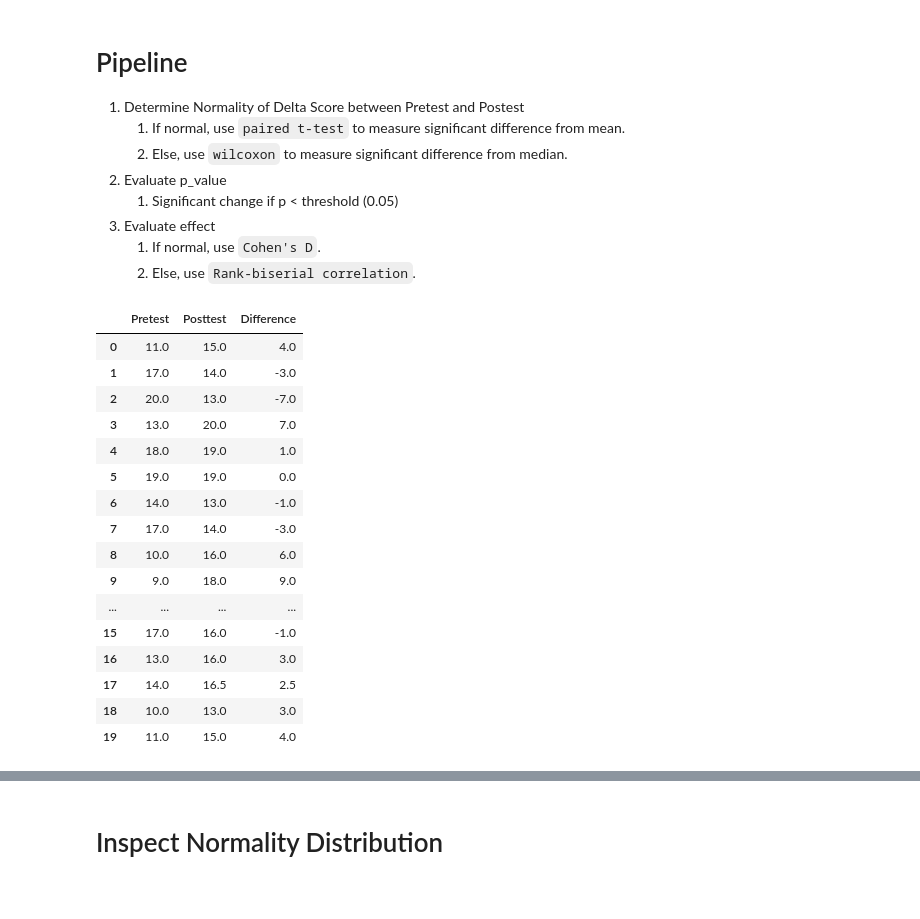
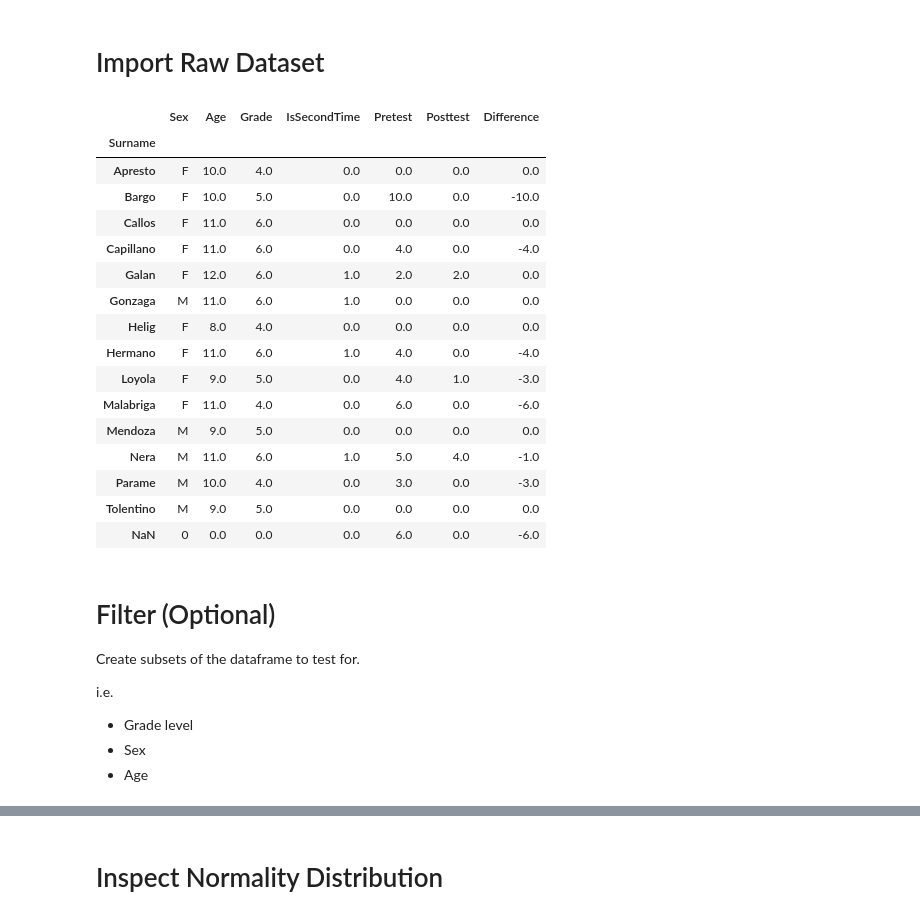
Before and after one commit to CharlesO55/CAPIET-Framework, a Jupyter notebook: Data Analysis.ipynb, the cells around one changed output, grey strips where cells are left out. Cells and saved outputs as stored; diff of their text form; code cells hidden in the pictures.

```diff
--- a/Data Analysis.ipynb
+++ b/Data Analysis.ipynb
@@ -3,40 +3,40 @@ import pandas as pd
 import numpy as np
 import matplotlib.pyplot as plt
 from scipy.stats import shapiro, ttest_rel, wilcoxon, probplot
-# %% [markdown]
-# Pipeline
-
-1. Determine Normality of Delta Score between Pretest and Postest
-    1. If normal, use `paired t-test` to measure significant difference from mean.
-    2. Else, use `wilcoxon` to measure significant difference from median.
-2. Evaluate p_value
-    1. Significant change if p < threshold (0.05)
-3. Evaluate effect
-    1. If normal, use `Cohen's D`.
-    2. Else, use `Rank-biserial correlation`.
+# %% [markdown]
+# Import Raw Dataset
 # %%
 # Use your own csv data file.
 # If with missing scores, run the Impute notebook and use the new csv
 
-df_Scores = pd.read_csv('Datasets/Imputed.csv', index_col=0)
+df_Scores = pd.read_csv('Datasets/ArcaneSample.csv', index_col=0)
+df_Scores = df_Scores.fillna(0)
 
 df_Scores['Difference'] = df_Scores['Posttest'] - df_Scores['Pretest']
 df_Scores
 # %% [output]
-|  | Pretest | Posttest | Difference |
-| 0 | 11.0 | 15.0 | 4.0 |
-| 1 | 17.0 | 14.0 | -3.0 |
-| 2 | 20.0 | 13.0 | -7.0 |
-| 3 | 13.0 | 20.0 | 7.0 |
-| 4 | 18.0 | 19.0 | 1.0 |
-| 5 | 19.0 | 19.0 | 0.0 |
-| 6 | 14.0 | 13.0 | -1.0 |
-| 7 | 17.0 | 14.0 | -3.0 |
-| 8 | 10.0 | 16.0 | 6.0 |
-| 9 | 9.0 | 18.0 | 9.0 |
-| ... | ... | ... | ... |
-| 15 | 17.0 | 16.0 | -1.0 |
-| 16 | 13.0 | 16.0 | 3.0 |
-| 17 | 14.0 | 16.5 | 2.5 |
-| 18 | 10.0 | 13.0 | 3.0 |
-| 19 | 11.0 | 15.0 | 4.0 |
+|  | Sex | Age | Grade | IsSecondTime | Pretest | Posttest | Difference |
+| Surname |  |  |  |  |  |  |  |
+| Apresto | F | 10.0 | 4.0 | 0.0 | 0.0 | 0.0 | 0.0 |
+| Bargo | F | 10.0 | 5.0 | 0.0 | 10.0 | 0.0 | -10.0 |
+| Callos | F | 11.0 | 6.0 | 0.0 | 0.0 | 0.0 | 0.0 |
+| Capillano | F | 11.0 | 6.0 | 0.0 | 4.0 | 0.0 | -4.0 |
+| Galan | F | 12.0 | 6.0 | 1.0 | 2.0 | 2.0 | 0.0 |
+| Gonzaga | M | 11.0 | 6.0 | 1.0 | 0.0 | 0.0 | 0.0 |
+| Helig | F | 8.0 | 4.0 | 0.0 | 0.0 | 0.0 | 0.0 |
+| Hermano | F | 11.0 | 6.0 | 1.0 | 4.0 | 0.0 | -4.0 |
+| Loyola | F | 9.0 | 5.0 | 0.0 | 4.0 | 1.0 | -3.0 |
+| Malabriga | F | 11.0 | 4.0 | 0.0 | 6.0 | 0.0 | -6.0 |
+| Mendoza | M | 9.0 | 5.0 | 0.0 | 0.0 | 0.0 | 0.0 |
+| Nera | M | 11.0 | 6.0 | 1.0 | 5.0 | 4.0 | -1.0 |
+| Parame | M | 10.0 | 4.0 | 0.0 | 3.0 | 0.0 | -3.0 |
+| Tolentino | M | 9.0 | 5.0 | 0.0 | 0.0 | 0.0 | 0.0 |
+| NaN | 0 | 0.0 | 0.0 | 0.0 | 6.0 | 0.0 | -6.0 |
+# %% [markdown]
+# Filter (Optional)
+Create subsets of the dataframe to test for.
+
+i.e.
+* Grade level
+* Sex
+* Age
```
Also changed, not shown: parts of 14 cells of this notebook, 7 other files.
